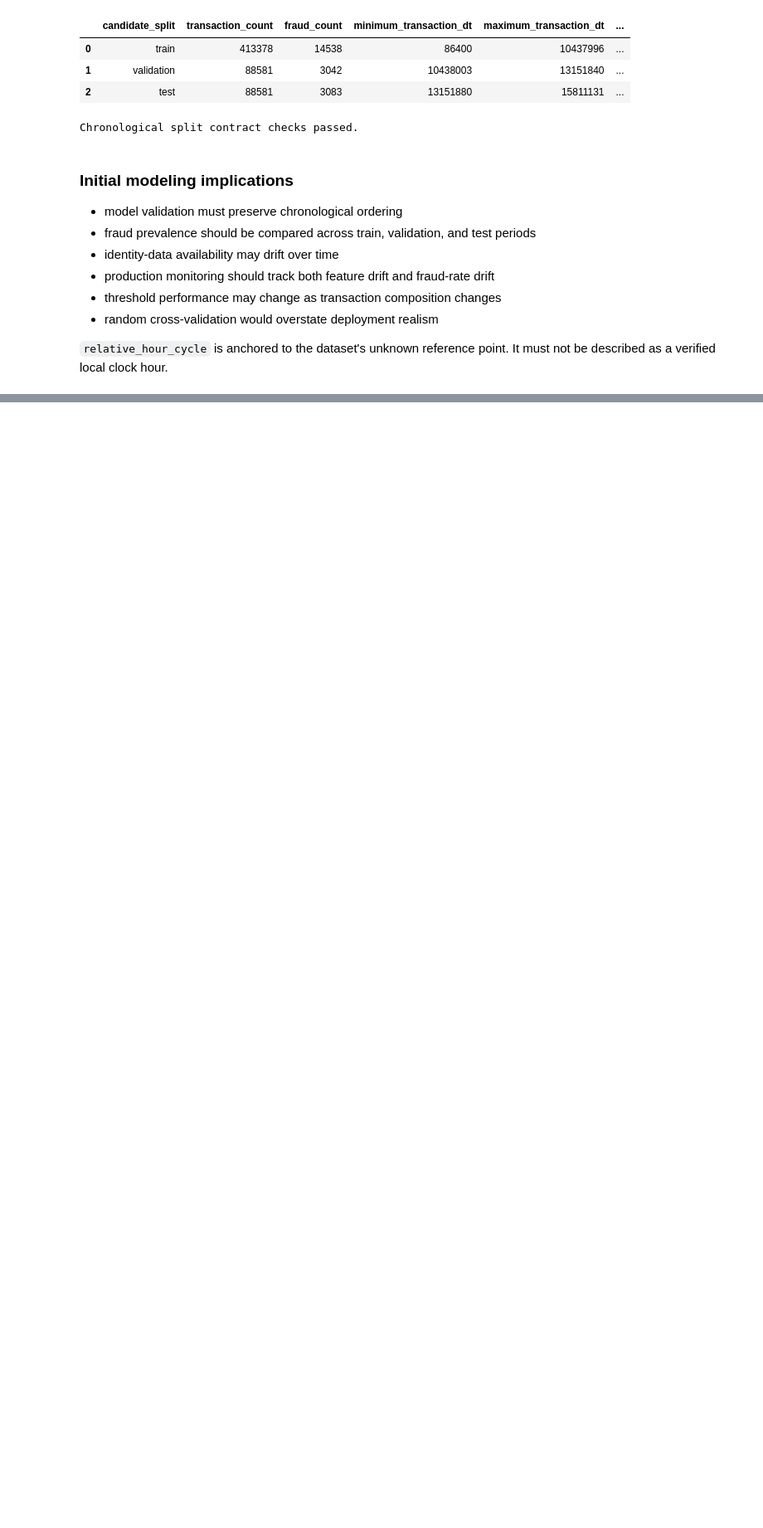
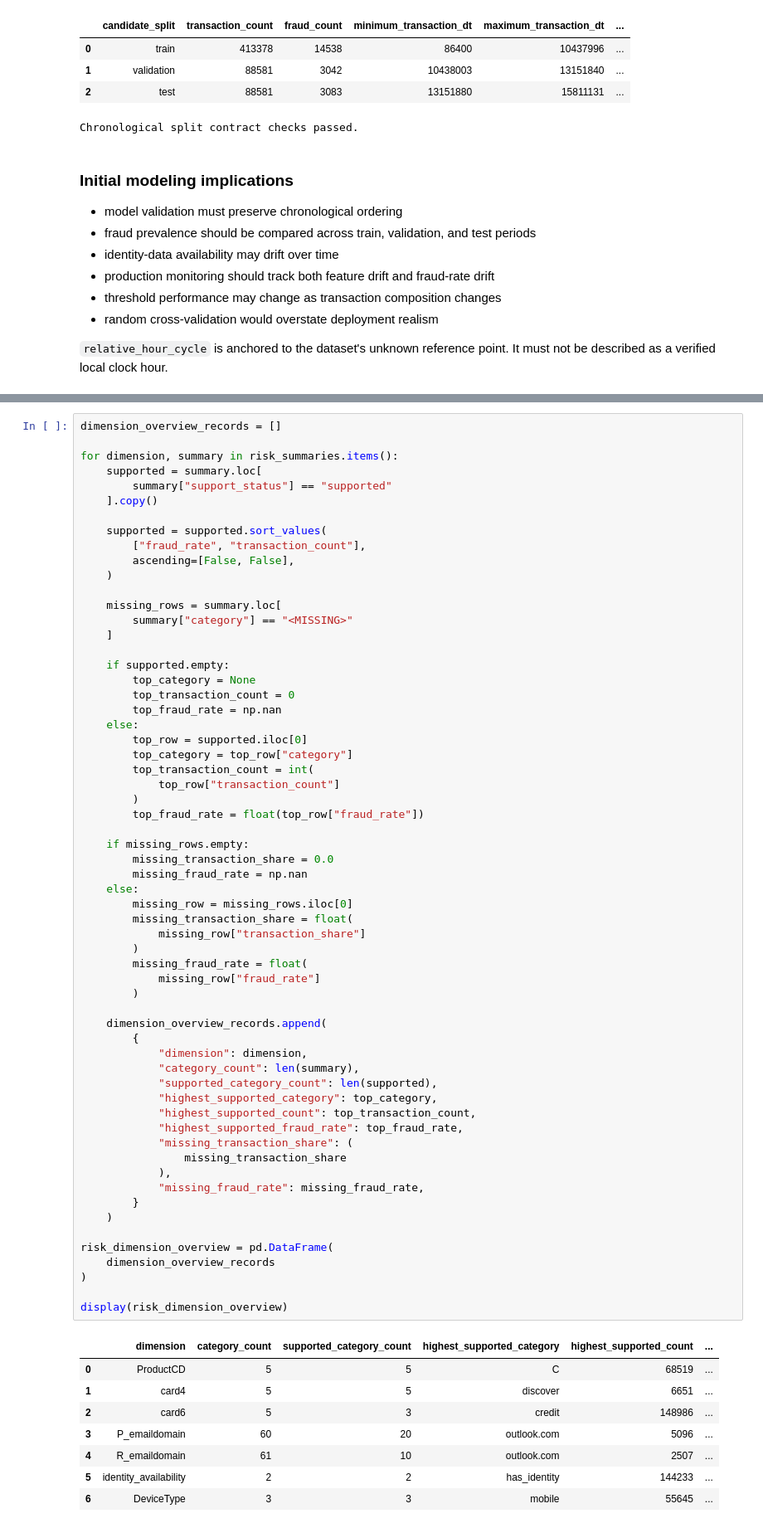
Before and after one commit to kivancfk/riskflow-payguard, a Jupyter notebook: notebooks/01_eda.ipynb, the cells around one changed output, grey strips where cells are left out. Shown at 83% size. Saved outputs shown, nothing was run; the diff lists cells and outputs as text; blank space fills up the shorter version.

```diff
--- a/notebooks/01_eda.ipynb
+++ b/notebooks/01_eda.ipynb
@@ -1389,0 +1714,70 @@ must not be described as a verified local clock hour.
+# %%
+dimension_overview_records = []
+
+for dimension, summary in risk_summaries.items():
+    supported = summary.loc[
+        summary["support_status"] == "supported"
+    ].copy()
+
+    supported = supported.sort_values(
+        ["fraud_rate", "transaction_count"],
+        ascending=[False, False],
+    )
+
+    missing_rows = summary.loc[
+        summary["category"] == "<MISSING>"
+    ]
+
+    if supported.empty:
+        top_category = None
+        top_transaction_count = 0
+        top_fraud_rate = np.nan
+    else:
+        top_row = supported.iloc[0]
+        top_category = top_row["category"]
+        top_transaction_count = int(
+            top_row["transaction_count"]
+        )
+        top_fraud_rate = float(top_row["fraud_rate"])
+
+    if missing_rows.empty:
+        missing_transaction_share = 0.0
+        missing_fraud_rate = np.nan
+    else:
+        missing_row = missing_rows.iloc[0]
+        missing_transaction_share = float(
+            missing_row["transaction_share"]
+        )
+        missing_fraud_rate = float(
+            missing_row["fraud_rate"]
+        )
+
+    dimension_overview_records.append(
+        {
+            "dimension": dimension,
+            "category_count": len(summary),
+            "supported_category_count": len(supported),
+            "highest_supported_category": top_category,
+            "highest_supported_count": top_transaction_count,
+            "highest_supported_fraud_rate": top_fraud_rate,
+            "missing_transaction_share": (
+                missing_transaction_share
+            ),
+            "missing_fraud_rate": missing_fraud_rate,
+        }
+    )
+
+risk_dimension_overview = pd.DataFrame(
+    dimension_overview_records
+)
+
+display(risk_dimension_overview)
+# %% [output]
+|  | dimension | category_count | supported_category_count | highest_supported_category | highest_supported_count | ... |
+| 0 | ProductCD | 5 | 5 | C | 68519 | ... |
+| 1 | card4 | 5 | 5 | discover | 6651 | ... |
+| 2 | card6 | 5 | 3 | credit | 148986 | ... |
+| 3 | P_emaildomain | 60 | 20 | outlook.com | 5096 | ... |
+| 4 | R_emaildomain | 61 | 10 | outlook.com | 2507 | ... |
+| 5 | identity_availability | 2 | 2 | has_identity | 144233 | ... |
+| 6 | DeviceType | 3 | 3 | mobile | 55645 | ... |
```
Also changed, not shown: parts of 7 cells of this notebook.
